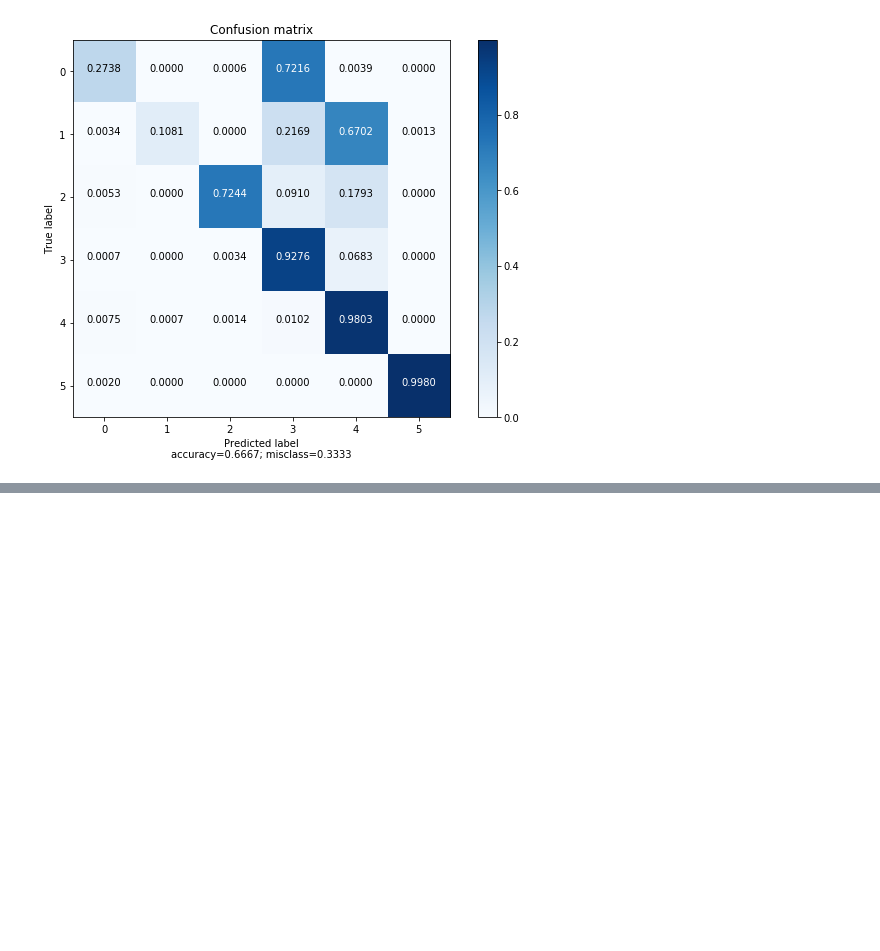
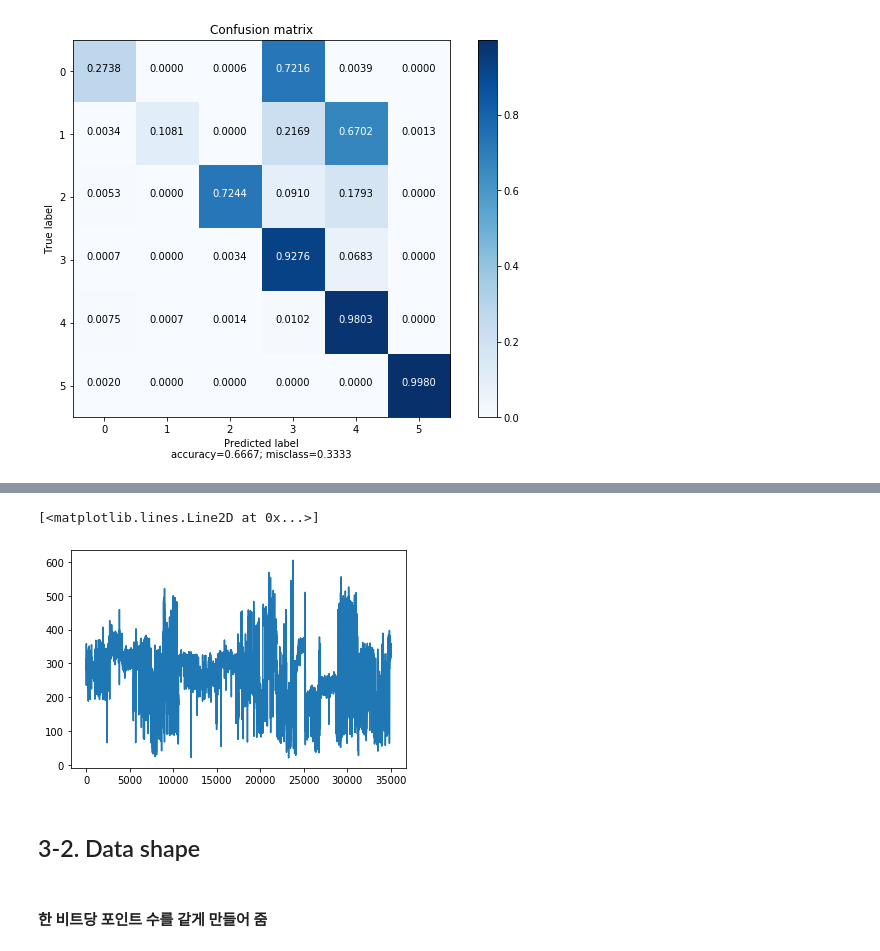
Before and after one commit to FrancisBacon95/ECG-Signal-Beat-type-Classifier, a Jupyter notebook: Classification_of_ECG_signals.ipynb, the cells around one changed output, grey strips where cells are left out. Drawn from its saved outputs; the diff is of its cells as text; code cells hidden in the pictures; blank space fills up the shorter version.

```diff
--- a/Classification_of_ECG_signals.ipynb
+++ b/Classification_of_ECG_signals.ipynb
@@ -290,0 +409,9 @@ plot_confusion_matrix(cnf_matrix, target_names=None, cmap=None, normalize=True,
+# %%
+plt.plot(range(0,len(X_len[:35000])),X_len[:35000])
+# %% [output]
+[<matplotlib.lines.Line2D at 0x...>]
+[figure, added]
+# %% [markdown]
+## 3-2. Data shape
+# %% [markdown]
+#### 한 비트당 포인트 수를 같게 만들어 줌
```
Also changed, not shown: parts of 31 cells of this notebook.
